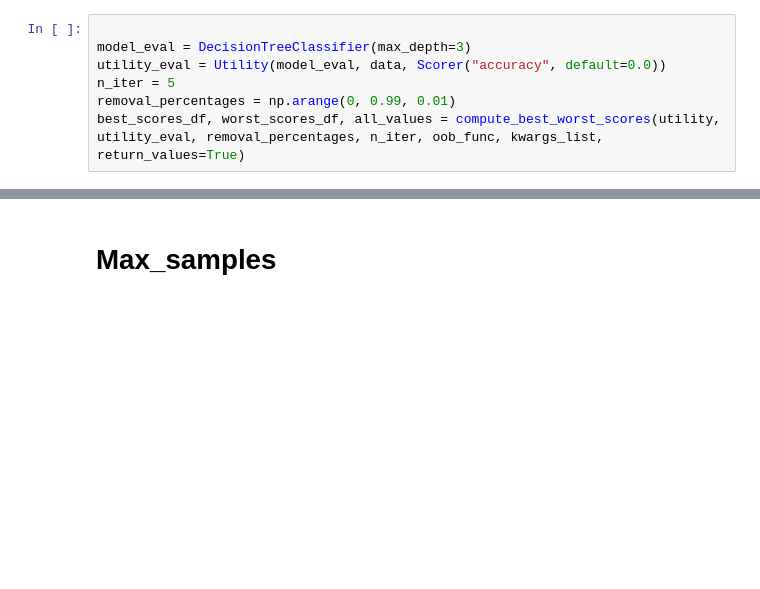
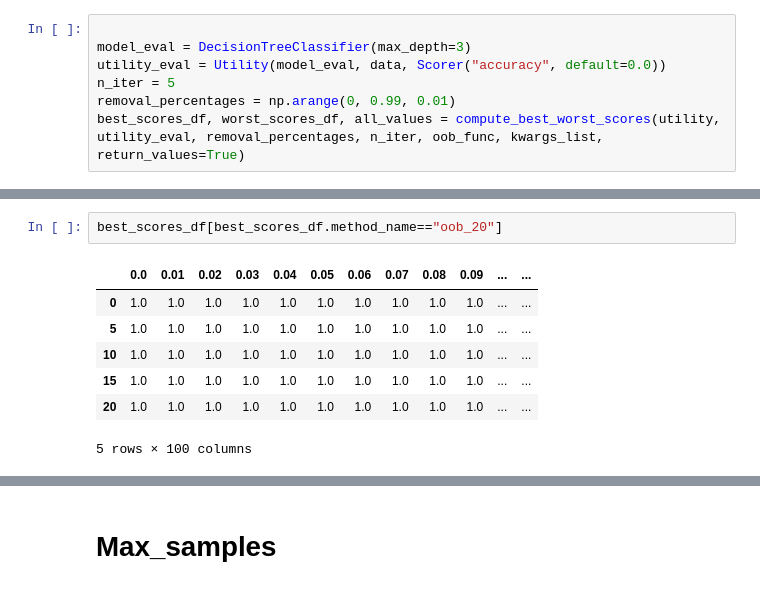
Before and after one commit to BastienZim/pyDVL_DataOOB, a Jupyter notebook: notebooks/my_notebooks/bench_oob_IRIS.ipynb, the cells around one changed output, grey strips where cells are left out. Cells and saved outputs as stored; diff of their text form; blank space fills up the shorter version.

```diff
--- a/notebooks/my_notebooks/bench_oob_IRIS.ipynb
+++ b/notebooks/my_notebooks/bench_oob_IRIS.ipynb
@@ -115,0 +118,10 @@ plot_best_worst(best_scores_df, worst_scores_df, palette_name="plasma")
+# %%
+best_scores_df[best_scores_df.method_name=="oob_20"]
+# %% [output]
+|  | 0.0 | 0.01 | 0.02 | 0.03 | 0.04 | 0.05 | 0.06 | 0.07 | 0.08 | 0.09 | ... | ... |
+| 0 | 1.0 | 1.0 | 1.0 | 1.0 | 1.0 | 1.0 | 1.0 | 1.0 | 1.0 | 1.0 | ... | ... |
+| 5 | 1.0 | 1.0 | 1.0 | 1.0 | 1.0 | 1.0 | 1.0 | 1.0 | 1.0 | 1.0 | ... | ... |
+| 10 | 1.0 | 1.0 | 1.0 | 1.0 | 1.0 | 1.0 | 1.0 | 1.0 | 1.0 | 1.0 | ... | ... |
+| 15 | 1.0 | 1.0 | 1.0 | 1.0 | 1.0 | 1.0 | 1.0 | 1.0 | 1.0 | 1.0 | ... | ... |
+| 20 | 1.0 | 1.0 | 1.0 | 1.0 | 1.0 | 1.0 | 1.0 | 1.0 | 1.0 | 1.0 | ... | ... |
+5 rows × 100 columns
```
Also changed, not shown: parts of 7 cells of this notebook, 2 other files.
